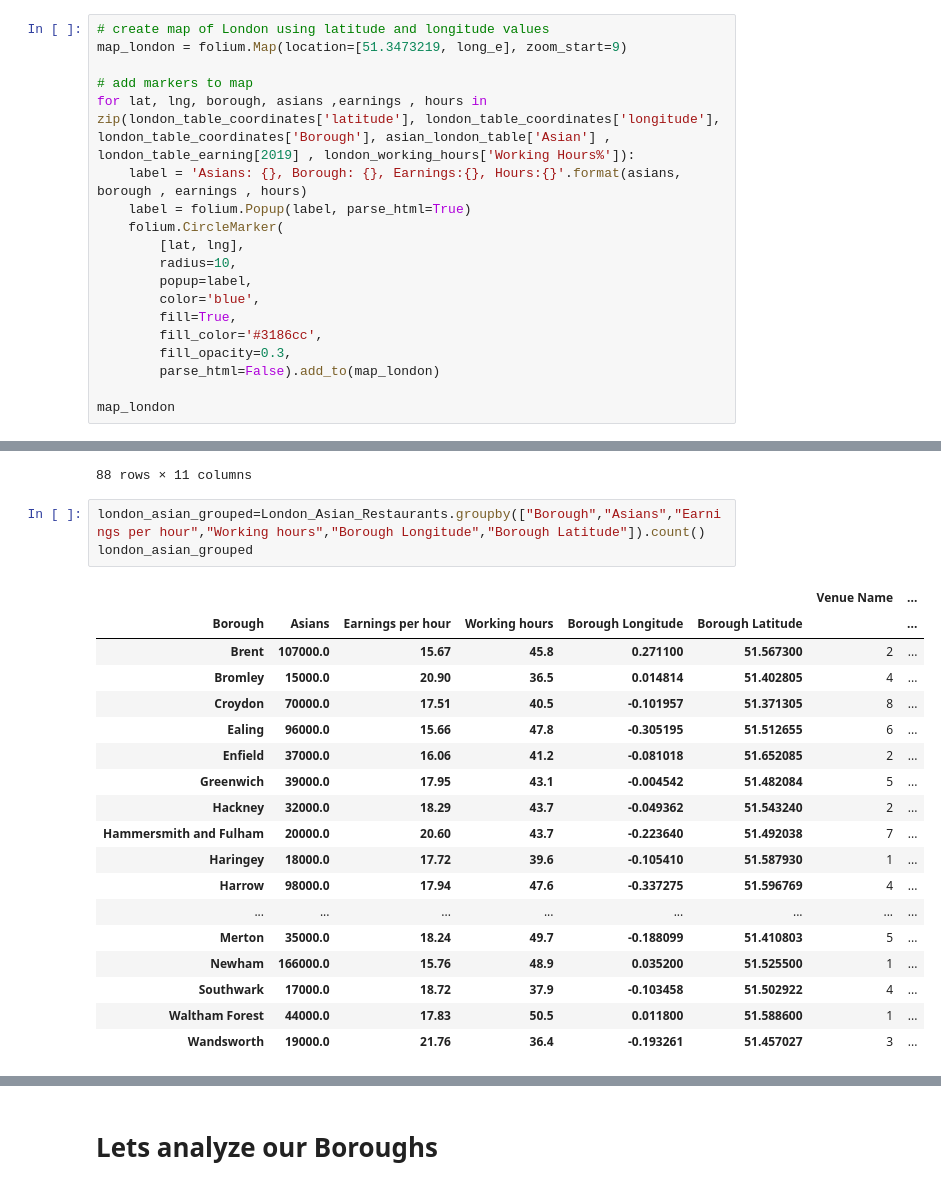
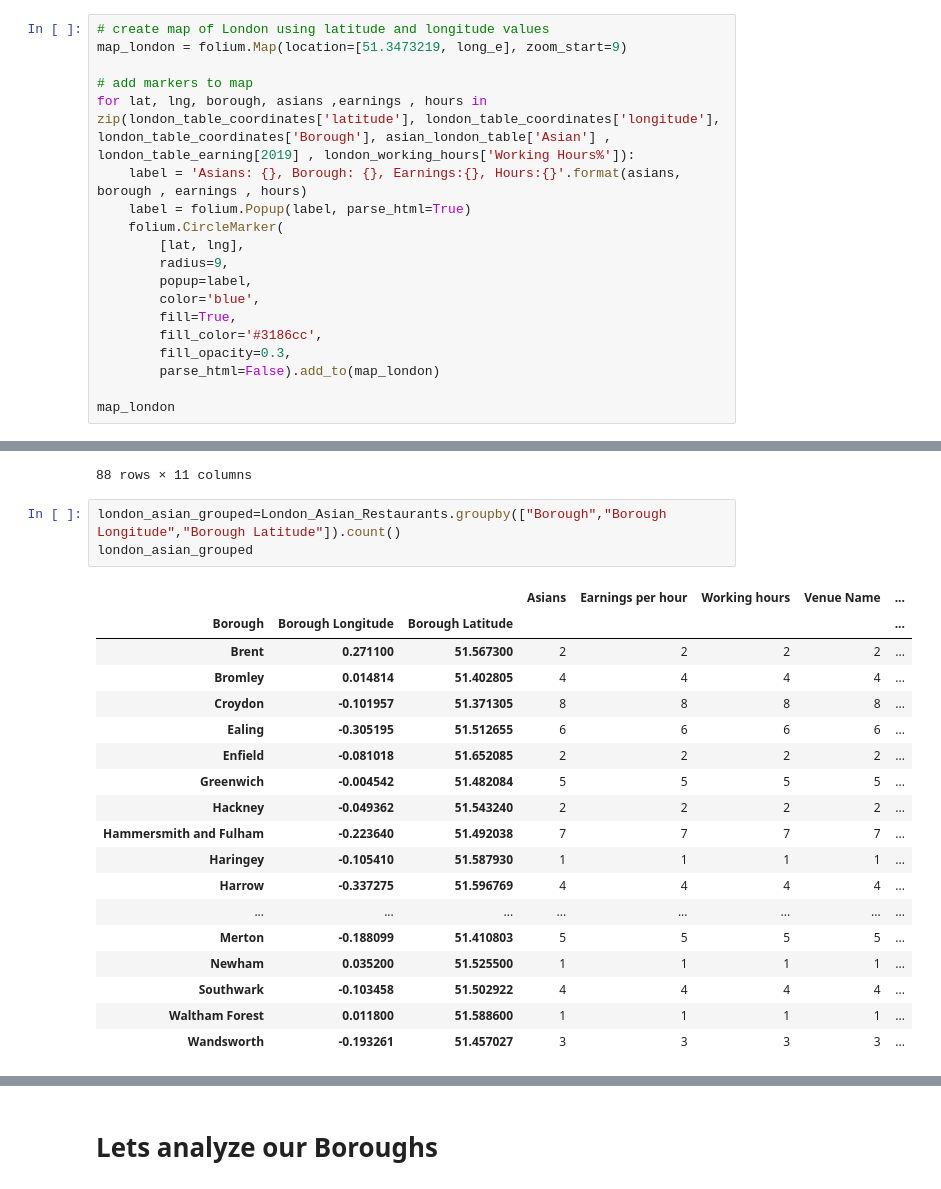
Before and after one commit to hazem-kamel/IBM-Business-Problem, a Jupyter notebook: Final Project - Business Problem.ipynb, the cells around one changed output, grey strips where cells are left out. Saved outputs shown, nothing was run; the diff lists cells and outputs as text.

```diff
--- a/Final Project - Business Problem.ipynb
+++ b/Final Project - Business Problem.ipynb
@@ -335,7 +335,7 @@ for lat, lng, borough, asians ,earnings , hours in zip(london_table_coordinates[
     label = folium.Popup(label, parse_html=True)
     folium.CircleMarker(
         [lat, lng],
-        radius=10,
+        radius=9,
         popup=label,
         color='blue',
         fill=True,
@@ -476,24 +476,24 @@ London_Asian_Restaurants.reset_index()
 | 87 | 1541 | Wandsworth | 19000.0 | 21.76 | 36.4 | 51.457027 | -0.193261 | ... |
 88 rows × 11 columns
 # %%
-london_asian_grouped=London_Asian_Restaurants.groupby(["Borough","Asians","Earnings per hour","Working hours","Borough Longitude","Borough Latitude"]).count()
+london_asian_grouped=London_Asian_Restaurants.groupby(["Borough","Borough Longitude","Borough Latitude"]).count()
 london_asian_grouped
 # %% [output]
-|  |  |  |  |  |  | Venue Name | ... |
-| Borough | Asians | Earnings per hour | Working hours | Borough Longitude | Borough Latitude |  | ... |
-| Brent | 107000.0 | 15.67 | 45.8 | 0.271100 | 51.567300 | 2 | ... |
-| Bromley | 15000.0 | 20.90 | 36.5 | 0.014814 | 51.402805 | 4 | ... |
-| Croydon | 70000.0 | 17.51 | 40.5 | -0.101957 | 51.371305 | 8 | ... |
-| Ealing | 96000.0 | 15.66 | 47.8 | -0.305195 | 51.512655 | 6 | ... |
-| Enfield | 37000.0 | 16.06 | 41.2 | -0.081018 | 51.652085 | 2 | ... |
-| Greenwich | 39000.0 | 17.95 | 43.1 | -0.004542 | 51.482084 | 5 | ... |
-| Hackney | 32000.0 | 18.29 | 43.7 | -0.049362 | 51.543240 | 2 | ... |
-| Hammersmith and Fulham | 20000.0 | 20.60 | 43.7 | -0.223640 | 51.492038 | 7 | ... |
-| Haringey | 18000.0 | 17.72 | 39.6 | -0.105410 | 51.587930 | 1 | ... |
-| Harrow | 98000.0 | 17.94 | 47.6 | -0.337275 | 51.596769 | 4 | ... |
+|  |  |  | Asians | Earnings per hour | Working hours | Venue Name | ... |
+| Borough | Borough Longitude | Borough Latitude |  |  |  |  | ... |
+| Brent | 0.271100 | 51.567300 | 2 | 2 | 2 | 2 | ... |
+| Bromley | 0.014814 | 51.402805 | 4 | 4 | 4 | 4 | ... |
+| Croydon | -0.101957 | 51.371305 | 8 | 8 | 8 | 8 | ... |
+| Ealing | -0.305195 | 51.512655 | 6 | 6 | 6 | 6 | ... |
+| Enfield | -0.081018 | 51.652085 | 2 | 2 | 2 | 2 | ... |
+| Greenwich | -0.004542 | 51.482084 | 5 | 5 | 5 | 5 | ... |
+| Hackney | -0.049362 | 51.543240 | 2 | 2 | 2 | 2 | ... |
+| Hammersmith and Fulham | -0.223640 | 51.492038 | 7 | 7 | 7 | 7 | ... |
+| Haringey | -0.105410 | 51.587930 | 1 | 1 | 1 | 1 | ... |
+| Harrow | -0.337275 | 51.596769 | 4 | 4 | 4 | 4 | ... |
 | ... | ... | ... | ... | ... | ... | ... | ... |
-| Merton | 35000.0 | 18.24 | 49.7 | -0.188099 | 51.410803 | 5 | ... |
-| Newham | 166000.0 | 15.76 | 48.9 | 0.035200 | 51.525500 | 1 | ... |
-| Southwark | 17000.0 | 18.72 | 37.9 | -0.103458 | 51.502922 | 4 | ... |
-| Waltham Forest | 44000.0 | 17.83 | 50.5 | 0.011800 | 51.588600 | 1 | ... |
-| Wandsworth | 19000.0 | 21.76 | 36.4 | -0.193261 | 51.457027 | 3 | ... |
+| Merton | -0.188099 | 51.410803 | 5 | 5 | 5 | 5 | ... |
+| Newham | 0.035200 | 51.525500 | 1 | 1 | 1 | 1 | ... |
+| Southwark | -0.103458 | 51.502922 | 4 | 4 | 4 | 4 | ... |
+| Waltham Forest | 0.011800 | 51.588600 | 1 | 1 | 1 | 1 | ... |
+| Wandsworth | -0.193261 | 51.457027 | 3 | 3 | 3 | 3 | ... |
```
Also changed, not shown: parts of 14 cells of this notebook.
